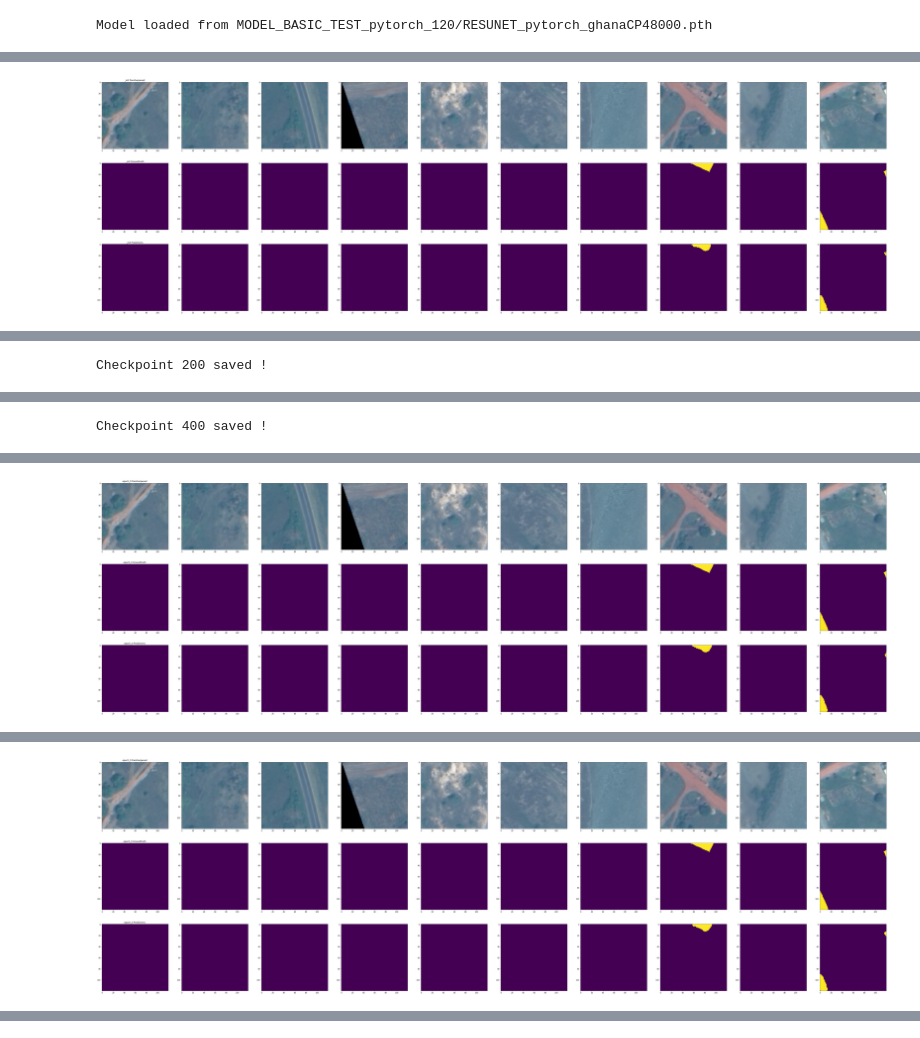
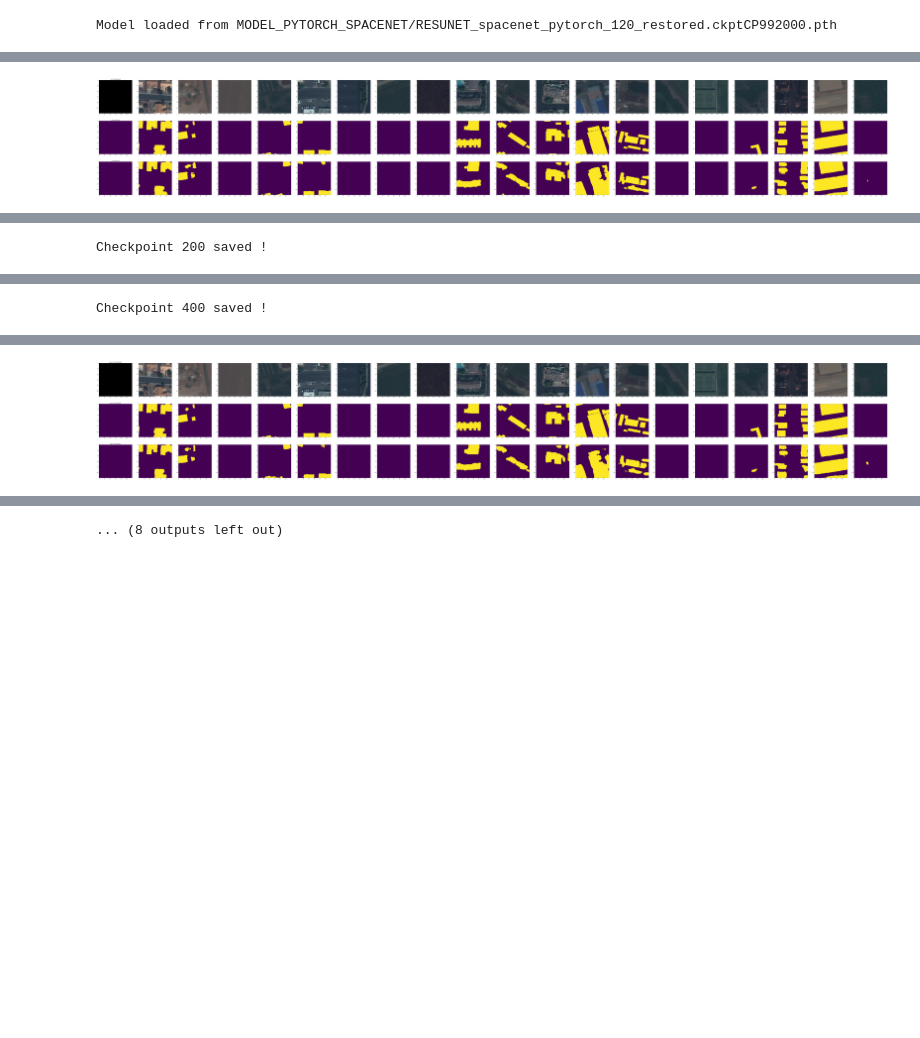
Before and after one commit to melissande/master_thesis, a Jupyter notebook: unet_baseline_pytorch_nb.ipynb, the cells around one changed output, grey strips where cells are left out. Drawn from its saved outputs; the diff is of its cells as text; code cells hidden in the pictures; blank space fills up the shorter version.

```diff
--- a/unet_baseline_pytorch_nb.ipynb
+++ b/unet_baseline_pytorch_nb.ipynb
@@ -39,8 +39,8 @@ NB_CLASSES=2
 
 SIZE_PATCH=120
 ##############
-MODEL_PATH_SAVE=GLOBAL_PATH+'RESUNET_pytorch_BASIC_test.ckpt'
-MODEL_PATH_RESTORE='MODEL_BASIC_TEST_pytorch_120/RESUNET_pytorch_ghanaCP48000.pth'
+MODEL_PATH_SAVE=GLOBAL_PATH+'RESUNET_pytorch_BASIC_test'
+MODEL_PATH_RESTORE='MODEL_PYTORCH_SPACENET/RESUNET_spacenet_pytorch_120_restored.ckptCP992000.pth'
 TEST_SAVE=GLOBAL_PATH+'TEST_SAVE/'
 if not os.path.exists(TEST_SAVE):
             os.makedirs(TEST_SAVE)
@@ -51,11 +51,11 @@ logging.basicConfig(level=logging.INFO, format='%(asctime)s %(message)s')
 
 REC_SAVE=200#2000
 DROPOUT=0.9#0.9
-DEFAULT_BATCH_SIZE = 10#10
+DEFAULT_BATCH_SIZE = 8#10
 DEFAULT_EPOCHS = 1#50
-DEFAULT_ITERATIONS =495#495
-DEFAULT_VALID=10#100
-DISPLAY_STEP=50#50
+DEFAULT_ITERATIONS =618#495
+DEFAULT_VALID=20#100
+DISPLAY_STEP=100#50
 
 ###############
 DEFAULT_LAYERS=3
@@ -341,8 +341,8 @@ if __name__ == '__main__':
     model=UNet(INPUT_CHANNELS,NB_CLASSES,DEFAULT_LAYERS,DEFAULT_FEATURES_ROOT,DROPOUT)
     model.cuda()
     cudnn.benchmark = True
-
-    root_folder = '../DATA_GHANA/DATASET/120_x_120_8_bands/'
+    root_folder ='/scratch/SPACENET_DATA_PROCESSED/DATASET/120_x_120_8_bands_pansh/'
+#     root_folder = '../DATA_GHANA/DATASET/120_x_120_8_bands/'
 
     trainer=Trainer(model,DEFAULT_BATCH_SIZE,DEFAULT_LR)
 
@@ -379,4 +379,4 @@ if __name__ == '__main__':
     plt.ylabel('f1 IOU in %')
     plt.show()
 # %% [output]
-Model loaded from MODEL_BASIC_TEST_pytorch_120/RESUNET_pytorch_ghanaCP48000.pth
+Model loaded from MODEL_PYTORCH_SPACENET/RESUNET_spacenet_pytorch_120_restored.ckptCP992000.pth
@@ -384 +384 @@ Model loaded from MODEL_BASIC_TEST_pytorch_120/RESUNET_pytorch_ghanaCP48000.pth
-[figure, old version]
+[figure, new version]
@@ -400 +394,0 @@ Checkpoint 400 saved !
-[figure, old version]
@@ -403 +398 @@ Validation IoU 0.9721%, Validation IoU_acc 100.0000%,Validation F1 IoU 100.0000%
-[figure, removed]
+[figure, new version]
@@ -404,0 +400 @@ Validation IoU 0.9721%, Validation IoU_acc 100.0000%,Validation F1 IoU 100.0000%
+... (8 outputs left out)
```
Also changed, not shown: parts of 1 cell of this notebook, 9 other files.
